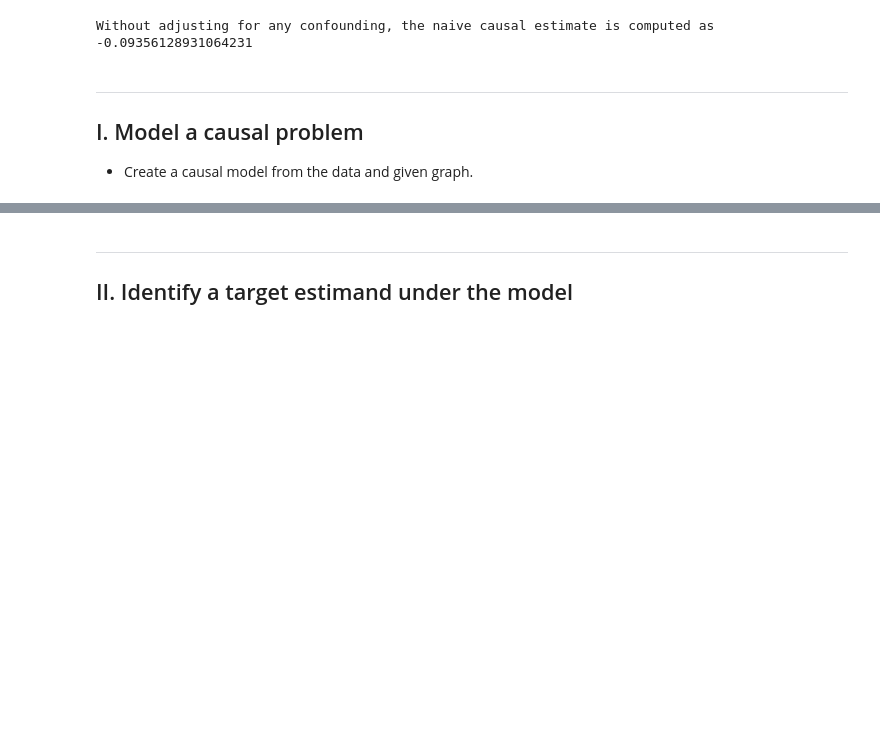
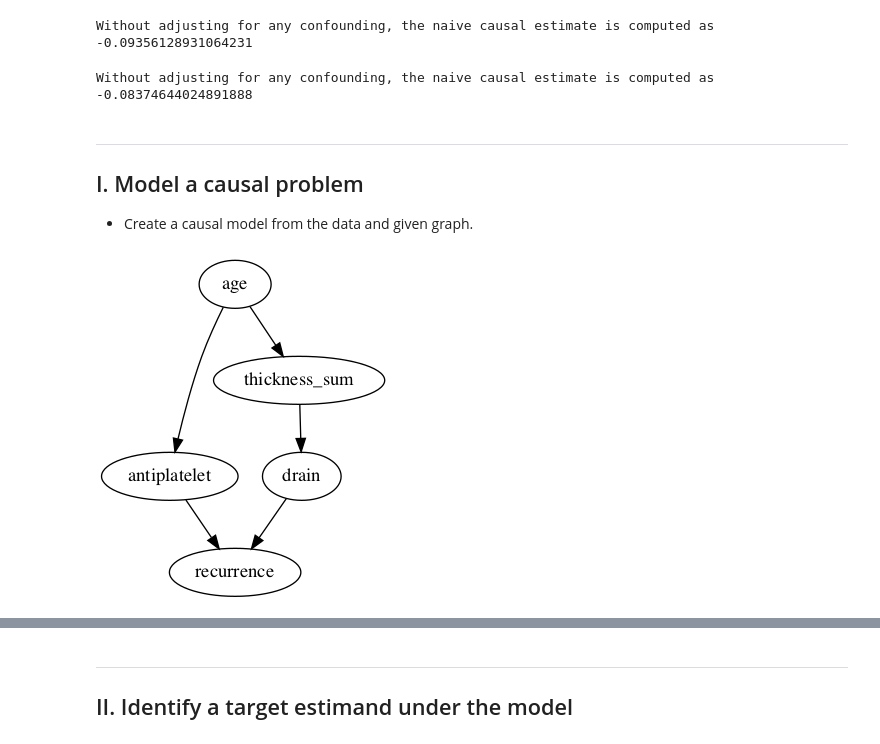
Before and after one commit to c-abbott/surviving-the-icu, a Jupyter notebook: src/notebooks/csdh_regression_estimation.ipynb, the cells around one changed output, grey strips where cells are left out. Drawn from its saved outputs; the diff is of its cells as text; code cells hidden in the pictures; blank space fills up the shorter version.

Commit message:
:rocket: regression ate models ran and refuted

```diff
--- a/src/notebooks/csdh_regression_estimation.ipynb
+++ b/src/notebooks/csdh_regression_estimation.ipynb
@@ -56,6 +58,10 @@ import dowhy_helpers as dwh
 DATA_FILENAME = "csdh_clean.csv"
 DATA_FILEPATH = "/Users/callum/Uni/GitHubRepos/surviving-the-icu/datasets/drain_data/" + DATA_FILENAME
 csdh = pd.read_csv(DATA_FILEPATH)
+# Mapping bedrest to categorical variable
+csdh['bedrest'] = csdh['bedrest'].map({'None':0, '<12hrs':1, '12-24hrs':2, '25-48hrs':3, '>48hrs':4})
+# Drop NAs for DAG containing burrhole_num variable
+csdh_burr = csdh.drop(csdh[csdh['burrhole_num'].isna()].index, axis=0)
 # %% [markdown]
 ---
 ## 0. Naïve Estimation (no causal inference)
@@ -64,15 +71,25 @@ naive_est = dwh.naive_estimate(df=csdh, treatment='drain', outcome='recurrence',
 print(f"Without adjusting for any confounding, the naive causal estimate is computed as {naive_est}")
 # %% [output]
 Without adjusting for any confounding, the naive causal estimate is computed as -0.09356128931064231
+# %%
+# Dataset after dropping patients with missing burrhole_num
+naive_est_burr = dwh.naive_estimate(df=csdh_burr, treatment='drain', outcome='recurrence', treatment_type='int')
+print(f"Without adjusting for any confounding, the naive causal estimate is computed as {naive_est_burr}")
+# %% [output]
+Without adjusting for any confounding, the naive causal estimate is computed as -0.08374644024891888
 # %% [markdown]
 ---
 ## I. Model a causal problem
 * Create a causal model from the data and given graph.
 # %%
-mp_model = CausalModel(data=csdh,
-                       treatment='drain',
-                       outcome='recurrence',
-                       graph='../causal_graphs/mp_dag.dot'.replace("\n", " "))
+min_model = CausalModel(data=csdh,
+                        treatment='drain',
+                        outcome='recurrence',
+                        graph='../causal_graphs/min_dag.dot'.replace("\n", " "))
+min_model.view_model()
+display(Image(filename="causal_model.png"))
+# %% [output]
+[figure, added]
 # %%
 data_model = CausalModel(data=csdh,
                          treatment='drain',
```
Also changed, not shown: parts of 53 cells of this notebook.
